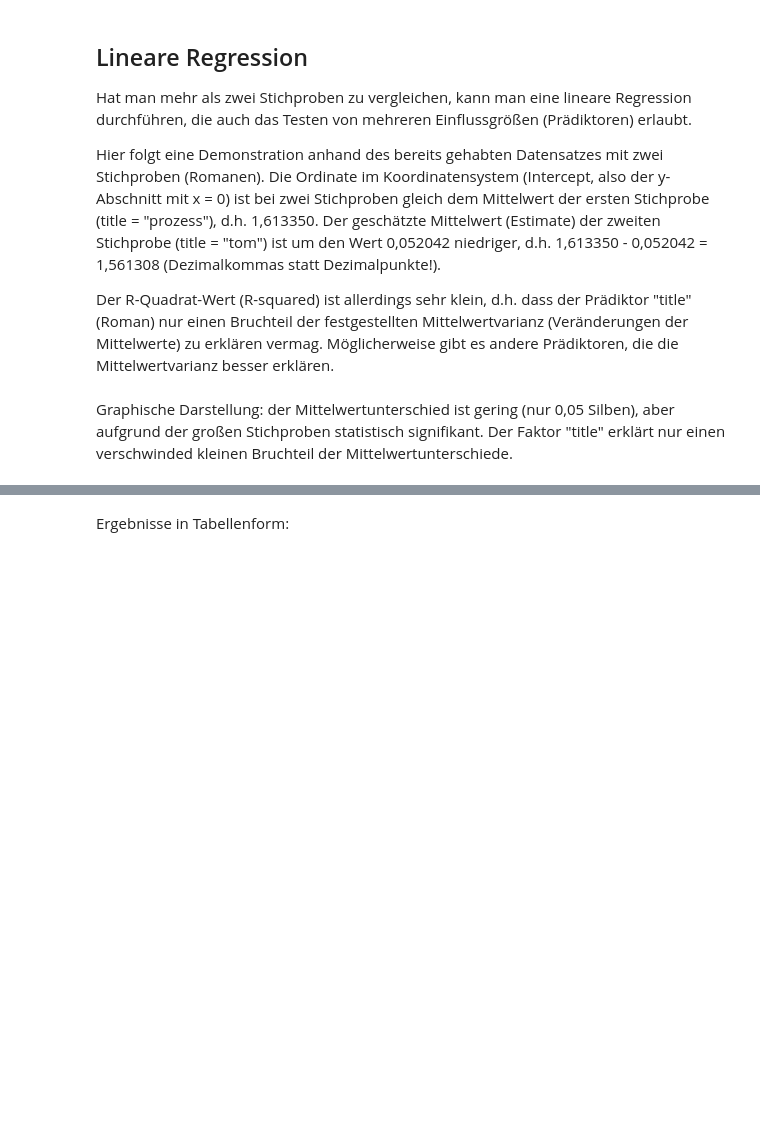
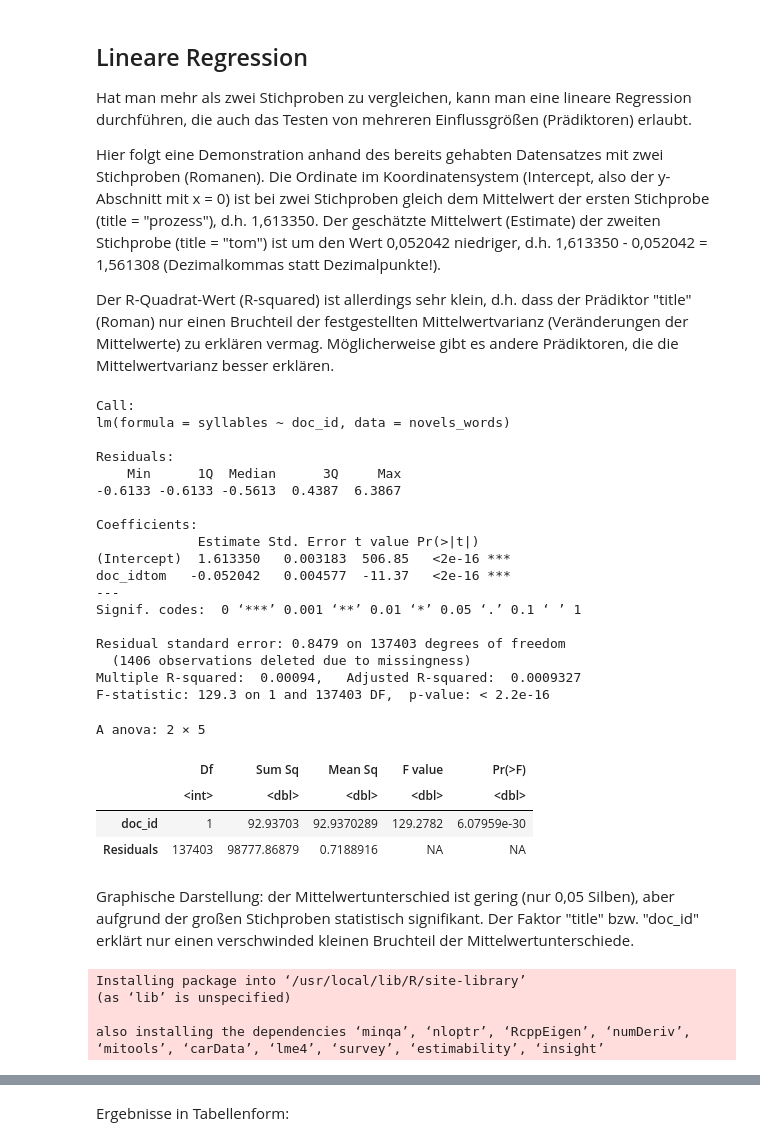
Before and after one commit to tpetric7/tpetric7.github.io, a Jupyter notebook: Letter_frequency.ipynb, the cells around one changed output, grey strips where cells are left out. Drawn from its saved outputs; the diff is of its cells as text; code cells hidden in the pictures; blank space fills up the shorter version.

```diff
--- a/Letter_frequency.ipynb
+++ b/Letter_frequency.ipynb
@@ -359,11 +614,42 @@ Die Ordinate im Koordinatensystem (Intercept, also der y-Abschnitt mit x = 0) is
 
 Der R-Quadrat-Wert (R-squared) ist allerdings sehr klein, d.h. dass der Prädiktor "title" (Roman) nur einen Bruchteil der festgestellten Mittelwertvarianz (Veränderungen der Mittelwerte) zu erklären vermag. Möglicherweise gibt es andere Prädiktoren, die die Mittelwertvarianz besser erklären.
 # %%
-m <- lm(syllables ~ title, data = novels_words)
+m <- lm(syllables ~ doc_id, data = novels_words)
 summary(m)
 anova(m)
+# %% [output]
+Call:
+lm(formula = syllables ~ doc_id, data = novels_words)
+
+Residuals:
+    Min      1Q  Median      3Q     Max
+-0.6133 -0.6133 -0.5613  0.4387  6.3867
+
+Coefficients:
+             Estimate Std. Error t value Pr(>|t|)
+(Intercept)  1.613350   0.003183  506.85   <2e-16 ***
+doc_idtom   -0.052042   0.004577  -11.37   <2e-16 ***
+---
+Signif. codes:  0 ‘***’ 0.001 ‘**’ 0.01 ‘*’ 0.05 ‘.’ 0.1 ‘ ’ 1
+
+Residual standard error: 0.8479 on 137403 degrees of freedom
+  (1406 observations deleted due to missingness)
+Multiple R-squared:  0.00094,   Adjusted R-squared:  0.0009327
+F-statistic: 129.3 on 1 and 137403 DF,  p-value: < 2.2e-16
+A anova: 2 × 5
+|  | Df | Sum Sq | Mean Sq | F value | Pr(>F) |
+|  | <int> | <dbl> | <dbl> | <dbl> | <dbl> |
+| doc_id | 1 | 92.93703 | 92.9370289 | 129.2782 | 6.07959e-30 |
+| Residuals | 137403 | 98777.86879 | 0.7188916 | NA | NA |
 # %% [markdown]
-Graphische Darstellung: der Mittelwertunterschied ist gering (nur 0,05 Silben), aber aufgrund der großen Stichproben statistisch signifikant. Der Faktor "title" erklärt nur einen verschwinded kleinen Bruchteil der Mittelwertunterschiede.
+Graphische Darstellung: der Mittelwertunterschied ist gering (nur 0,05 Silben), aber aufgrund der großen Stichproben statistisch signifikant. Der Faktor "title" bzw. "doc_id" erklärt nur einen verschwinded kleinen Bruchteil der Mittelwertunterschiede.
+# %%
+install.packages("effects")
+# %% [output]
+Installing package into ‘/usr/local/lib/R/site-library’
+(as ‘lib’ is unspecified)
+
+also installing the dependencies ‘minqa’, ‘nloptr’, ‘RcppEigen’, ‘numDeriv’, ‘mitools’, ‘carData’, ‘lme4’, ‘survey’, ‘estimability’, ‘insight’
 # %%
 library(effects)
 allEffects(m)
```
Also changed, not shown: parts of 44 cells of this notebook, 1 other file.
